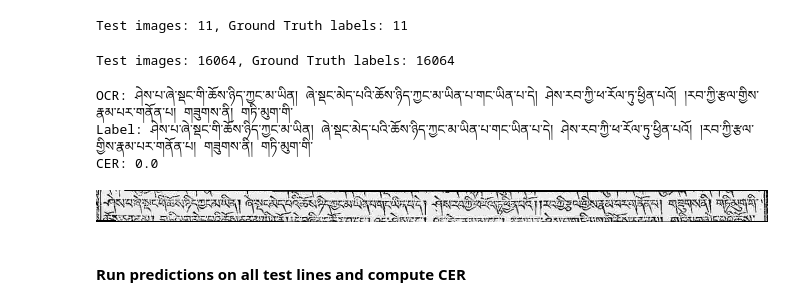
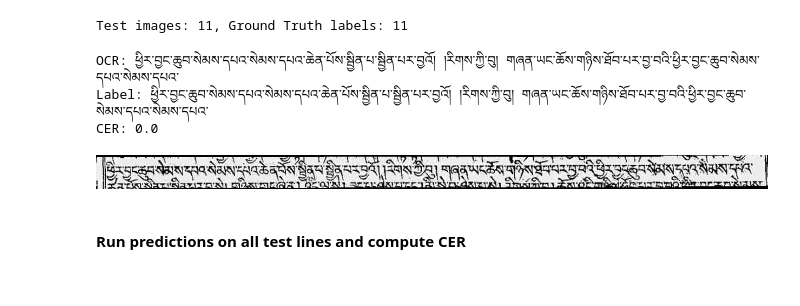
Before and after one commit to OpenPecha/TibetanOCR_PyTorch, a Jupyter notebook: Demo.ipynb, the cells around one changed output. Saved outputs shown, nothing was run; the diff lists cells and outputs as text; code cells hidden in the pictures.

```diff
--- a/Demo.ipynb
+++ b/Demo.ipynb
@@ -390,5 +319,5 @@ def train(network, train_loader, val_loader, checkpoint_path: str, epochs: int =
 
     return train_loss_history, val_loss_history
 # %%
-model_save_path = f"{output_dir}/{dataset_name}_jan2024.pth"
+model_save_path = f"{output_dir}/{dataset_name}.pth"
 train_losses, val_losses = train(network, train_loader, valid_loader, model_save_path, epochs=2)
@@ -397,8 +324,8 @@ KeyboardInterrupt:
 # %% [markdown]
 #### Save Model data and training results
 # %%
-train_losses_out = f"{output_dir}/train_lossses_pt2.txt"
-val_losses_out = f"{output_dir}/val_lossses_pt2.txt"
+train_losses_out = f"{output_dir}/train_lossses.txt"
+val_losses_out = f"{output_dir}/val_lossses.txt"
 
 with open(train_losses_out, "w") as f:
   f.write(str(train_losses))
@@ -431,10 +359,10 @@ inference_model.load_state_dict(checkpoint['state_dict'])
 inference_model.eval()
 cer_metric = load("cer")
 # %%
-test_lines_path = "Datasets\LhasaKanjur\TestLines"
-test_lines = natsorted(glob(f"{test_lines_path}/*.jpg"))
-gt_lines = natsorted(glob(f"{test_lines_path}/*.txt"))
+test_set = "Datasets/LhasaKanjur/Testset"
+lines = natsorted(glob(f"{test_set}/lines/*.jpg"))
+labels = natsorted(glob(f"{test_set}/transcriptions/*.txt"))
 
-print(f"Test images: {len(test_lines)}, Ground Truth labels: {len(gt_lines)}")
+print(f"Test images: {len(lines)}, Ground Truth labels: {len(labels)}")
 # %% [output]
 Test images: 11, Ground Truth labels: 11
@@ -448,27 +369,12 @@ test_set= os.path.join(chkpt_path, "test_imgs.txt")
-# %%
-def get_entries(file_path: str, test_data_path: str):
-    with open(file_path, "r", encoding="utf-8") as f:
-        entries = f.readlines()
-        entries = [x.replace("\n", "") for x in entries]
-        entries = [os.path.basename(x) for x in entries]
-        entries = [x.split(".")[0] for x in entries]
-
-        images = [f"{test_data_path}/lines/{x}.jpg" for x in entries]
-        labels = [f"{test_data_path}/transcriptions/{x}.txt" for x in entries]
-
-    return images, labels
-
-
-test_images, test_labels = get_entries(test_set, dataset_path)
-
-print(f"Test images: {len(test_images)}, Ground Truth labels: {len(test_labels)}")
-# %% [output]
-Test images: 16064, Ground Truth labels: 16064
 # %%
-def prepare_test_image(image_path: str) -> torch.FloatTensor:
+def prepare_test_image(image_path: str, normalization: str = "simple") -> torch.FloatTensor:
     t_img= cv2.imread(image_path, 0)
     t_img = resize_n_pad(t_img, target_height=80, target_width=2000, padding="white")
-    t_img = (t_img / 127.5) - 1.0
+
+    if normalization == "simple":
+        t_img /= 255.0
+    else:
+        t_img = (t_img / 127.5) - 1.0
     t_img = np.array(t_img)
     t_img = np.expand_dims(t_img, axis=0) # add channel dimension
     t_img = np.expand_dims(t_img, axis=0) # add channel batch dimension, so that: BxCxHxW
@@ -480,27 +386,27 @@ def read_label(gt_file: str) -> str:
     f = open(gt_file, "r", encoding="utf-8")
     return f.readline()
 # %%
-line_idx = 1
-t_image = prepare_test_image(test_lines[line_idx])
+line_idx = 7
+t_image = prepare_test_image(lines[line_idx])
 predictions = inference_model(t_image)
 np_predictions = predictions.cpu().detach().numpy()
 np_predictions = np.squeeze(np_predictions, axis=1)
+
+gt_lbl = read_label(labels[line_idx])
+
+ocr_output, _ = viterbi_search(np_predictions, old_pred_charset)
+ocr_output = converter.toUnicode(ocr_output)
+print(f"OCR: {ocr_output}")
+print(f"Label: {gt_lbl}")
+cer_score = cer_scorer.compute(predictions=[ocr_output], references=[gt_lbl])
+print(f"CER: {cer_score}")
+
+ShowImage(lines[line_idx])
+# %% [output]
+OCR: ཕྱིར་བྱང་ཆུབ་སེམས་དཔའ་སེམས་དཔའ་ཆེན་པོས་སྦྱིན་པ་སྦྱིན་པར་བྱའོ། །རིགས་ཀྱི་བུ། གཞན་ཡང་ཆོས་གཉིས་ཐོབ་པར་བྱ་བའི་ཕྱིར་བྱང་ཆུབ་སེམས་དཔའ་སེམས་དཔའ་
+Label: ཕྱིར་བྱང་ཆུབ་སེམས་དཔའ་སེམས་དཔའ་ཆེན་པོས་སྦྱིན་པ་སྦྱིན་པར་བྱའོ། །རིགས་ཀྱི་བུ། གཞན་ཡང་ཆོས་གཉིས་ཐོབ་པར་བྱ་བའི་ཕྱིར་བྱང་ཆུབ་སེམས་དཔའ་སེམས་དཔའ་
+CER: 0.0
+[figure, added]
-# %%
-gt_lbl = read_label(gt_lines[line_idx])
-
-ocr_output, _ = viterbi_search(np_predictions, old_pred_charset)
-unicode_output = converter.toUnicode(ocr_output)
-print(f"OCR: {unicode_output}")
-print(f"Label: {gt_lbl}")
-cer_score = cer_scorer.compute(predictions=[unicode_output], references=[gt_lbl])
-print(f"CER: {cer_score}")
-
-ShowImage(test_lines[line_idx])
-# %% [output]
-OCR: ཤེས་པ་ཞེ་སྡང་གི་ཆོས་ཉིད་ཀྱང་མ་ཡིན། ཞེ་སྡང་མེད་པའི་ཆོས་ཉིད་ཀྱང་མ་ཡིན་པ་གང་ཡིན་པ་དེ། ཤེས་རབ་ཀྱི་ཕ་རོལ་ཏུ་ཕྱིན་པའོ། །རབ་ཀྱི་རྩལ་གྱིས་རྣམ་པར་གནོན་པ། གཟུགས་ནི། གཏི་མུག་གི་
-Label: ཤེས་པ་ཞེ་སྡང་གི་ཆོས་ཉིད་ཀྱང་མ་ཡིན། ཞེ་སྡང་མེད་པའི་ཆོས་ཉིད་ཀྱང་མ་ཡིན་པ་གང་ཡིན་པ་དེ། ཤེས་རབ་ཀྱི་ཕ་རོལ་ཏུ་ཕྱིན་པའོ། །རབ་ཀྱི་རྩལ་གྱིས་རྣམ་པར་གནོན་པ། གཟུགས་ནི། གཏི་མུག་གི་
-CER: 0.0
-[figure, removed]
 # %% [markdown]
 #### Run predictions on all test lines and compute CER
 # %%
```
Also changed, not shown: parts of 26 cells of this notebook, 24 other files.
